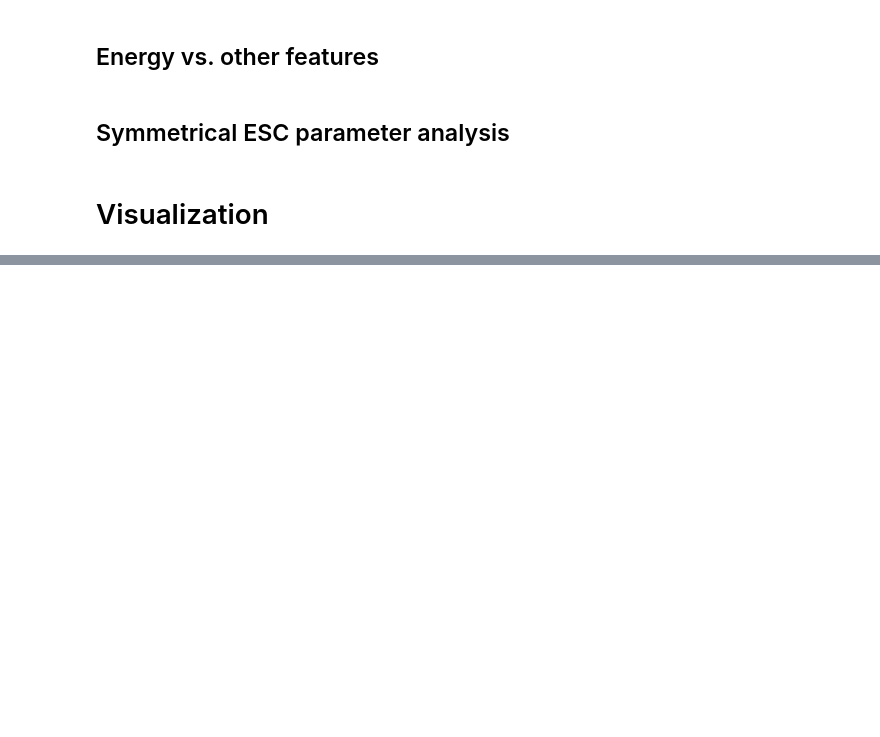
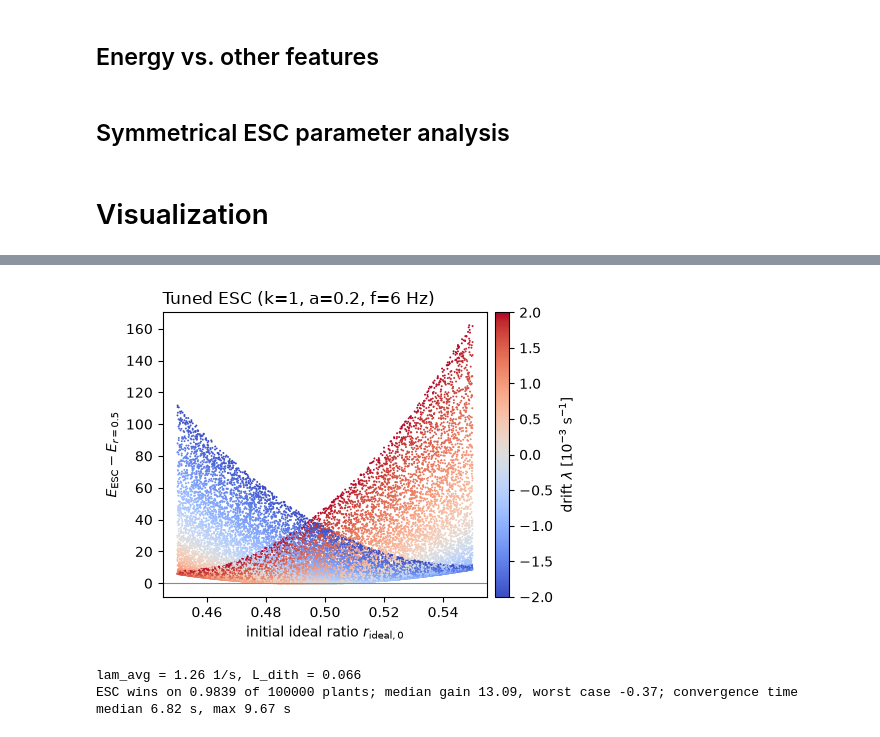
Before and after one commit to HaoPhuc/esc-fuel-ratio, a Jupyter notebook: Optimal-to-operate/OTO-ESC_fix.ipynb, the cells around one changed output, grey strips where cells are left out. Saved outputs shown, nothing was run; the diff lists cells and outputs as text; code cells hidden in the pictures; blank space fills up the shorter version.

```diff
--- a/Optimal-to-operate/OTO-ESC_fix.ipynb
+++ b/Optimal-to-operate/OTO-ESC_fix.ipynb
@@ -184,0 +224,29 @@ for name, d in dfs.items():
+# %%
+# Tuned ESC (k=1, a=0.2, f=6 Hz) on random plants (report Fig. 6b)
+d = df_gain1amp02fre6.copy()
+d['dE'] = d['energy_ESC'] - d['energy_const']
+ds = d.sample(20000, random_state=0)     # subsample so the scatter stays readable
+
+with plt.style.context('default'):
+    fig, ax = plt.subplots(figsize=(5, 3.8))
+    sc = ax.scatter(ds['r_ideal_0'], ds['dE'], c=ds['lambda_r_ideal'] * 1e3, cmap='coolwarm',
+                    vmin=-2, vmax=2, s=2, lw=0, rasterized=True)
+    ax.axhline(0, color=GR, lw=0.8)
+    ax.set_xlabel(r'initial ideal ratio $r_\mathrm{ideal,0}$')
+    ax.set_ylabel(r'$E_\mathrm{ESC}-E_{r=0.5}$')
+    cb = fig.colorbar(sc, ax=ax, pad=0.02)
+    cb.set_label(r'drift $\lambda$ [10$^{-3}$ s$^{-1}$]')
+    ax.set_title('Tuned ESC (k=1, a=0.2, f=6 Hz)', loc='left')
+    fig.tight_layout()
+    # fig.savefig('oto_fixed_esc.png', dpi=300, bbox_inches='tight')
+    plt.show()
+
+lam = lam_avg(1, 6); L = dither_loss(0.2, 6)
+print(f"lam_avg = {lam:.2f} 1/s, L_dith = {L:.3f}")
+print(f"ESC wins on {d['choose_ESC'].mean():.4f} of {len(d)} plants; median gain {d['dE'].median():.2f}, "
+      f"worst case {d['dE'].min():.2f}; convergence time median {d['convergence_time'].median():.2f} s, "
+      f"max {d['convergence_time'].max():.2f} s")
+# %% [output]
+[figure, added]
+lam_avg = 1.26 1/s, L_dith = 0.066
+ESC wins on 0.9839 of 100000 plants; median gain 13.09, worst case -0.37; convergence time median 6.82 s, max 9.67 s
```
Also changed, not shown: parts of 2 cells of this notebook, 6 other files.
